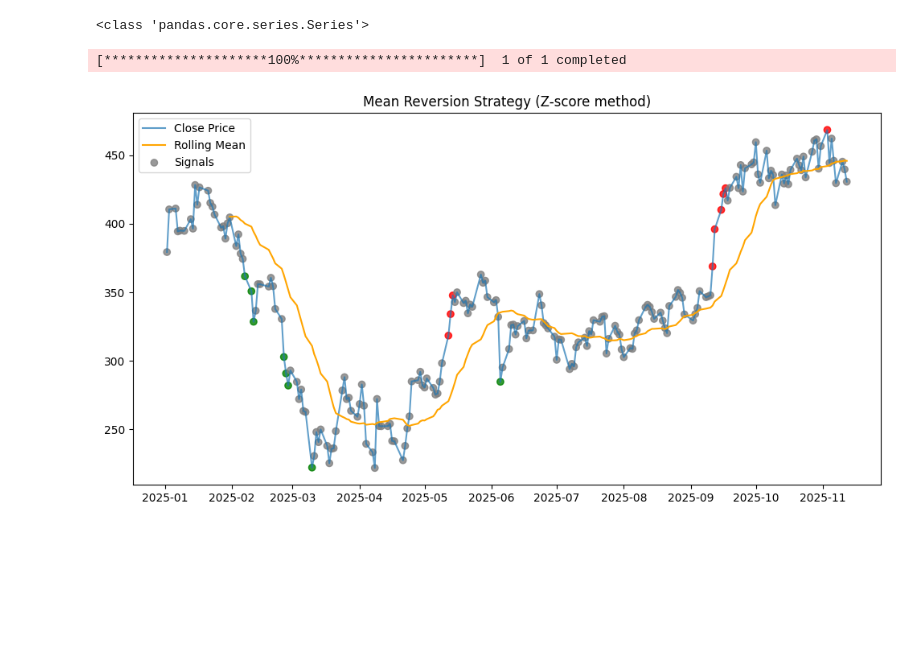
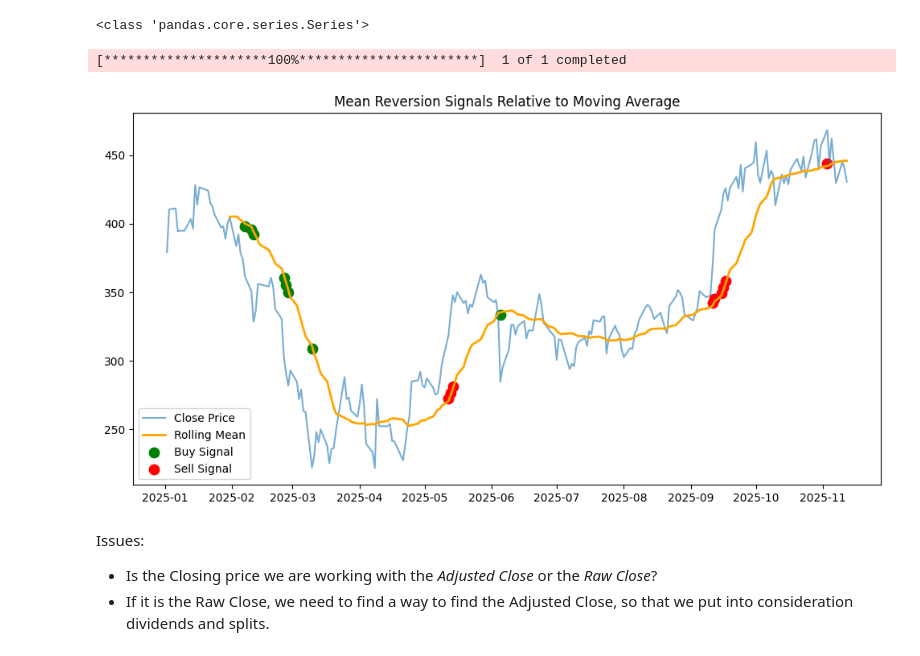
Before and after one commit to rawbil/market_analysis, a Jupyter notebook: yf_1/mean_reversion_using_zscore.ipynb, the cells around one changed output. Drawn from its saved outputs; the diff is of its cells as text; code cells hidden in the pictures; blank space fills up the shorter version.

```diff
--- a/yf_1/mean_reversion_using_zscore.ipynb
+++ b/yf_1/mean_reversion_using_zscore.ipynb
@@ -18,31 +18,56 @@ print(type(data['Close']['TSLA'])) # Choose the ticker inside the OHLCV columns
 # %%
 # yf.download('MSFT', period="1mo")
 data = yf.download('TSLA', start="2025-01-01", end="2025-11-13")
 
 # Use rolling window to calculate market results
 window = 20 # look-back days
 # mean_reversion = (current_price - mean ) / std_deviation
 data["mean"] = data['Close']['TSLA'].rolling(window).mean()
 data["std"] = data['Close']['TSLA'].rolling(window).std()
 
 data["zscore"] = (data['Close']['TSLA'] - data['mean']) / data["std"]
 
 # If zscore is above 2, the price has deviated too far +vely away from the mean, revert by selling(possibility of bearish)
 # If zscore is below 2, the price has deviated too far below the mean, revert by buying(possibility of bullish )
 
 #~ Define signal
 data["signal"] = 0
 data.loc[data["zscore"] > 2, 'signal'] = -1
 data.loc[data["zscore"] < -2, 'signal'] = 1
 
 # Plot the data
+# plt.figure(figsize=(12,6))
+# plt.plot(data['Close']['TSLA'], label='Close Price', alpha=0.7)
+# plt.plot(data['mean'], label='Rolling Mean', color='orange')
+# plt.scatter(data.index, data['Close']['TSLA'], c=data['signal'].map({1: 'green', -1: 'red', 0: 'gray'}), label='Signals', alpha=0.8)
+# plt.legend()
+# plt.title("Mean Reversion Strategy (Z-score method)")
+# plt.show()
+import numpy as np
+
 plt.figure(figsize=(12,6))
-plt.plot(data['Close']['TSLA'], label='Close Price', alpha=0.7)
-plt.plot(data['mean'], label='Rolling Mean', color='orange')
-plt.scatter(data.index, data['Close']['TSLA'], c=data['signal'].map({1: 'green', -1: 'red', 0: 'gray'}), label='Signals', alpha=0.8)
+plt.plot(data['Close'], label='Close Price', alpha=0.6)
+plt.plot(data['mean'], label='Rolling Mean', linewidth=2, color='orange')
+
+# Buy signals BELOW the mean line
+buy_signals = data[data['signal'] == 1]
+plt.scatter(buy_signals.index,
+            data.loc[buy_signals.index, 'mean'] - 2,   # small offset below mean
+            color='green', label='Buy Signal', s=80)
+
+# Sell signals ABOVE the mean line
+sell_signals = data[data['signal'] == -1]
+plt.scatter(sell_signals.index,
+            data.loc[sell_signals.index, 'mean'] + 2,   # small offset above mean
+            color='red', label='Sell Signal', s=80)
+
 plt.legend()
-plt.title("Mean Reversion Strategy (Z-score method)")
+plt.title("Mean Reversion Signals Relative to Moving Average")
 plt.show()
 # %% [output]
 [*********************100%***********************]  1 of 1 completed
-[figure, old version]
+[figure, new version]
+# %% [markdown]
+Issues:
+- Is the Closing price we are working with the *Adjusted Close* or the *Raw Close*?
+- If it is the Raw Close, we need to find a way to find the Adjusted Close, so that we put into consideration dividends and splits.
```
Also changed, not shown: parts of 1 cell of this notebook.
